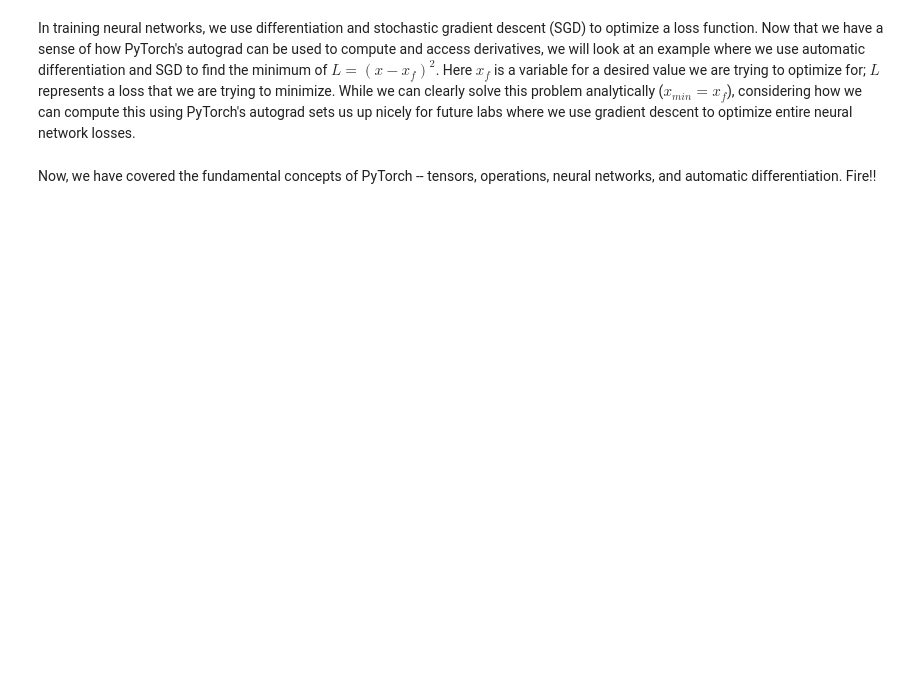
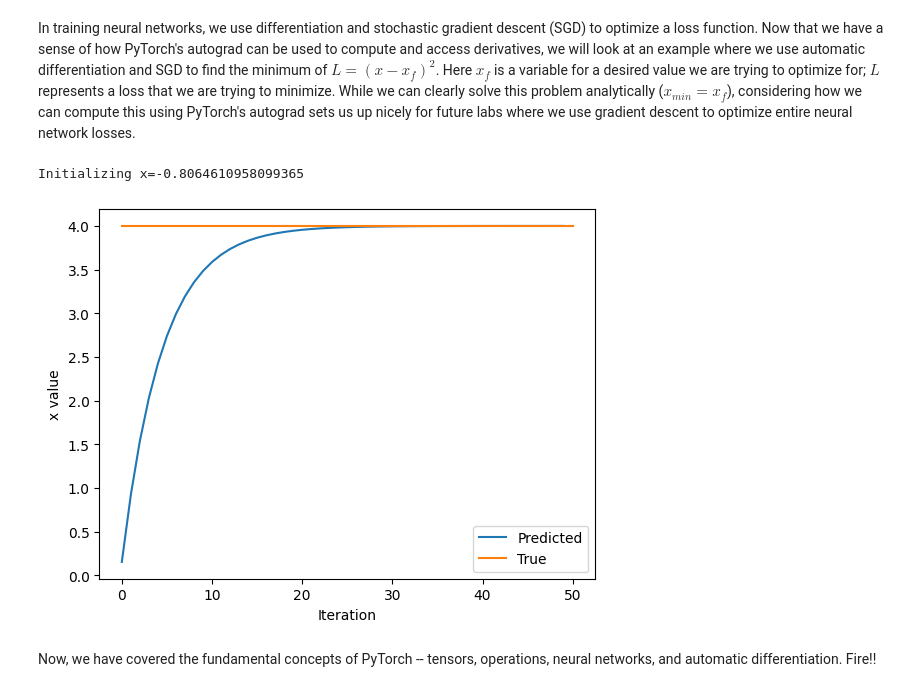
Before and after one commit to andron-ua/MIT-introtodeeplearning, a Jupyter notebook: lab1/PT_Part1_Intro.ipynb, the cells around one changed output. Drawn from its saved outputs; the diff is of its cells as text; code cells hidden in the pictures; blank space fills up the shorter version.

```diff
--- a/lab1/PT_Part1_Intro.ipynb
+++ b/lab1/PT_Part1_Intro.ipynb
@@ -339,36 +341,39 @@ In training neural networks, we use differentiation and stochastic gradient desc
 ### Function minimization with autograd and gradient descent ###
 
 # Initialize a random value for our intial x
 x = torch.randn(1)
 print(f"Initializing x={x.item()}")
 
-learning_rate = 1e-2  # Learning rate
+learning_rate = 1e-1  # Learning rate
 history = []
 x_f = 4  # Target value
 
 
 # We will run gradient descent for a number of iterations. At each iteration, we compute the loss,
 #   compute the derivative of the loss with respect to x, and perform the update.
-for i in range(500):
+for i in range(50):
     x = torch.tensor([x], requires_grad=True)
 
     # TODO: Compute the loss as the square of the difference between x and x_f
-    loss = # TODO
+    loss = (x - x_f) ** 2
 
     # Backpropagate through the loss to compute gradients
     loss.backward()
 
     # Update x with gradient descent
     x = x.item() - learning_rate * x.grad
 
     history.append(x.item())
 
 # Plot the evolution of x as we optimize toward x_f!
 plt.plot(history)
-plt.plot([0, 500], [x_f, x_f])
+plt.plot([0, 50], [x_f, x_f])
 plt.legend(('Predicted', 'True'))
 plt.xlabel('Iteration')
 plt.ylabel('x value')
 plt.show()
+# %% [output]
+Initializing x=-0.8064610958099365
+[figure, added]
 # %% [markdown]
 Now, we have covered the fundamental concepts of PyTorch -- tensors, operations, neural networks, and automatic differentiation. Fire!!
```
Also changed, not shown: parts of 5 cells of this notebook.
